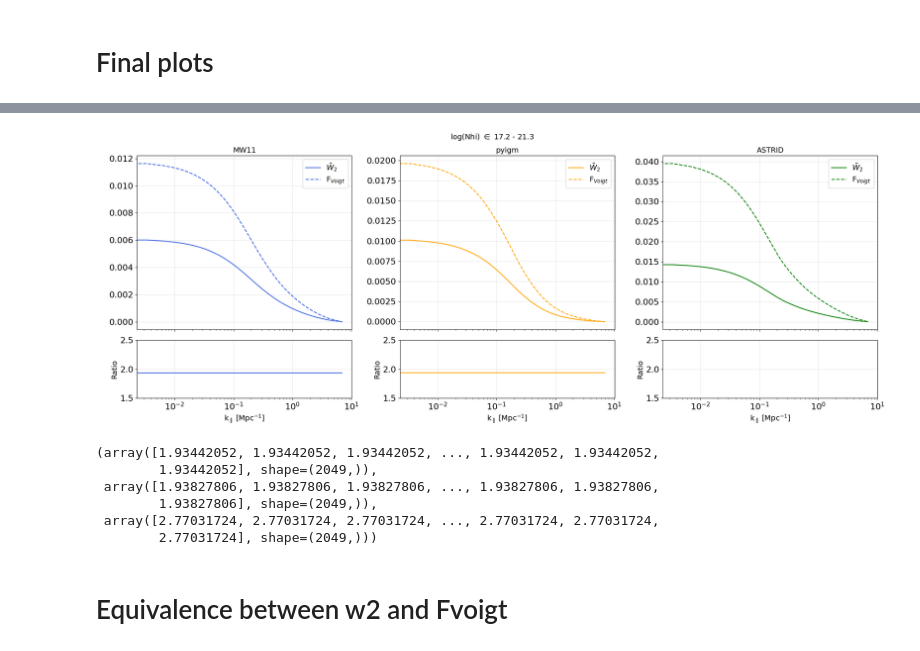
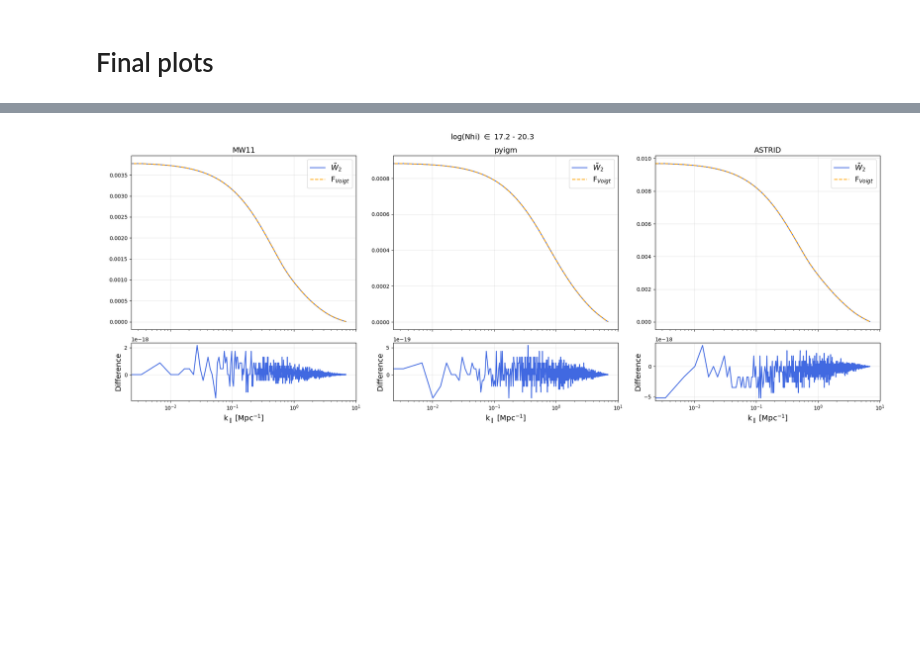
Before and after one commit to andreufont/astrid_hcd, a Jupyter notebook: MW11model/Comparisons/FVoigt=W2?.ipynb, the cells around one changed output, grey strips where cells are left out. Drawn from its saved outputs; the diff is of its cells as text; code cells hidden in the pictures; blank space fills up the shorter version.

Commit message:
Fixed bugs - Now W2=Fvoigt

```diff
--- a/MW11model/Comparisons/FVoigt=W2?.ipynb
+++ b/MW11model/Comparisons/FVoigt=W2?.ipynb
@@ -20,14 +20,12 @@ omegab, omegam = 0.046, 0.27
 omegal = 1 - omegam
 ns = 0.96
 
-NHirange = np.linspace(17.2, 21.3)
+NHirange = np.linspace(17.2, 20.3) # To be consistent with ASTRID maxNHi considered
 c_kms = constants.speed_light*1e-3  # kms^-1
 conversion_factor = 100*hubble*((1+z)**2)/c_kms
 
 wave_log = np.linspace(np.log10(2800), np.log10(6800), 2**12) # Angstrom
 wave = 10**wave_log
-
-Fmean_hcd = 0.9779275149014024
 # %% [markdown]
 # 1. MW11
 # %% [markdown]
@@ -422,7 +403,7 @@ plt.rcParams.update({'xtick.labelsize': 16, 'ytick.labelsize': 16})
 # --- TOP ROW ---
 # MW11
 axes[0,0].plot(k_w1w2, w2_mw11, linewidth=1.7, color='royalblue', label=r'$\tilde{W}_2$')
-axes[0,0].plot(k_w1w2, Fvoigt_mw11, linewidth=1.7, color='royalblue', linestyle='--', label=r'F$_{Voigt}$')
+axes[0,0].plot(k_w1w2, Fvoigt_mw11, linewidth=1.7, color='orange', linestyle='--', label=r'F$_{Voigt}$')
 axes[0,0].set_xscale('log')
 axes[0,0].legend(fontsize=14)
 axes[0, 0].set_ylabel(' ', fontsize=14)
@@ -430,56 +411,42 @@ axes[0,0].grid(alpha=0.3)
 axes[0,0].set_title('MW11', fontsize=14)
 
 # pyIGM
-axes[0,1].plot(k_w1w2, w2_pyigm, linewidth=1.7, color='orange', label=r'$\tilde{W}_2$')
+axes[0,1].plot(k_w1w2, w2_pyigm, linewidth=1.7, color='royalblue', label=r'$\tilde{W}_2$')
 axes[0,1].plot(k_w1w2, Fvoigt_pyigm, linewidth=1.7, color='orange', linestyle='--', label=r'F$_{Voigt}$')
 axes[0,1].set_xscale('log')
 axes[0,1].legend(fontsize=14)
 axes[0, 1].set_ylabel(' ', fontsize=14)
 axes[0,1].grid(alpha=0.3)
 axes[0,1].set_title('pyigm', fontsize=14)
 
 # ASTRID
-axes[0,2].plot(k_w1w2, w2_astrid, linewidth=1.7, color='green', label=r'$\tilde{W}_2$')
-axes[0,2].plot(k_w1w2, Fvoigt_astrid, linewidth=1.7, color='green', linestyle='--', label=r'F$_{Voigt}$')
+axes[0,2].plot(k_w1w2, w2_astrid, linewidth=1.7, color='royalblue', label=r'$\tilde{W}_2$')
+axes[0,2].plot(k_w1w2, Fvoigt_astrid, linewidth=1.7, color='orange', linestyle='--', label=r'F$_{Voigt}$')
 axes[0,2].set_xscale('log')
 axes[0,2].legend(fontsize=14)
 axes[0, 2].set_ylabel(' ', fontsize=14)
 axes[0,2].grid(alpha=0.3)
 axes[0,2].set_title('ASTRID', fontsize=14)
 
 # --- BOTTOM ROW (RATIOS) ---
-axes[1,0].plot(k_w1w2, Fvoigt_mw11/w2_mw11, linewidth=1.7, color='royalblue')
+axes[1,0].plot(k_w1w2, Fvoigt_mw11-w2_mw11, linewidth=1.7, color='royalblue')
 axes[1,0].set_xscale('log')
-axes[1, 0].set_ylim(1.5, 2.5)
-axes[1,0].set_ylabel('Ratio', fontsize=14)
+axes[1,0].set_ylabel('Difference', fontsize=14)
 axes[1,0].set_xlabel(r'k$_\parallel$ [Mpc$^{-1}$]', fontsize=14)
 axes[1,0].grid(alpha=0.3)
 
-axes[1,1].plot(k_w1w2, Fvoigt_pyigm/w2_pyigm, linewidth=1.7, color='orange')
+axes[1,1].plot(k_w1w2, Fvoigt_pyigm-w2_pyigm, linewidth=1.7, color='royalblue')
 axes[1,1].set_xscale('log')
-axes[1, 1].set_ylim(1.5, 2.5)
-axes[1,1].set_ylabel('Ratio', fontsize=14)
+axes[1,1].set_ylabel('Difference', fontsize=14)
 axes[1,1].set_xlabel(r'k$_\parallel$ [Mpc$^{-1}$]', fontsize=14)
 axes[1,1].grid(alpha=0.3)
 
-axes[1,2].plot(k_w1w2, Fvoigt_astrid/w2_astrid, linewidth=1.7, color='green')
+axes[1,2].plot(k_w1w2, Fvoigt_astrid-w2_astrid, linewidth=1.7, color='royalblue')
 axes[1,2].set_xscale('log')
-axes[1, 2].set_ylim(1.5, 2.5)
-axes[1,2].set_ylabel('Ratio', fontsize=14)
+axes[1,2].set_ylabel('Difference', fontsize=14)
 axes[1,2].set_xlabel(r'k$_\parallel$ [Mpc$^{-1}$]', fontsize=14)
 axes[1,2].grid(alpha=0.3)
 
 plt.tight_layout()
 # %% [output]
-[figure, old version]
+[figure, new version]
-# %%
-Fvoigt_mw11/w2_mw11, Fvoigt_pyigm/w2_pyigm, Fvoigt_astrid/w2_astrid
-# %% [output]
-(array([1.93442052, 1.93442052, 1.93442052, ..., 1.93442052, 1.93442052,
-        1.93442052], shape=(2049,)),
- array([1.93827806, 1.93827806, 1.93827806, ..., 1.93827806, 1.93827806,
-        1.93827806], shape=(2049,)),
- array([2.77031724, 2.77031724, 2.77031724, ..., 2.77031724, 2.77031724,
-        2.77031724], shape=(2049,)))
-# %% [markdown]
-# Equivalence between w2 and Fvoigt
```
Also changed, not shown: parts of 19 cells of this notebook.
